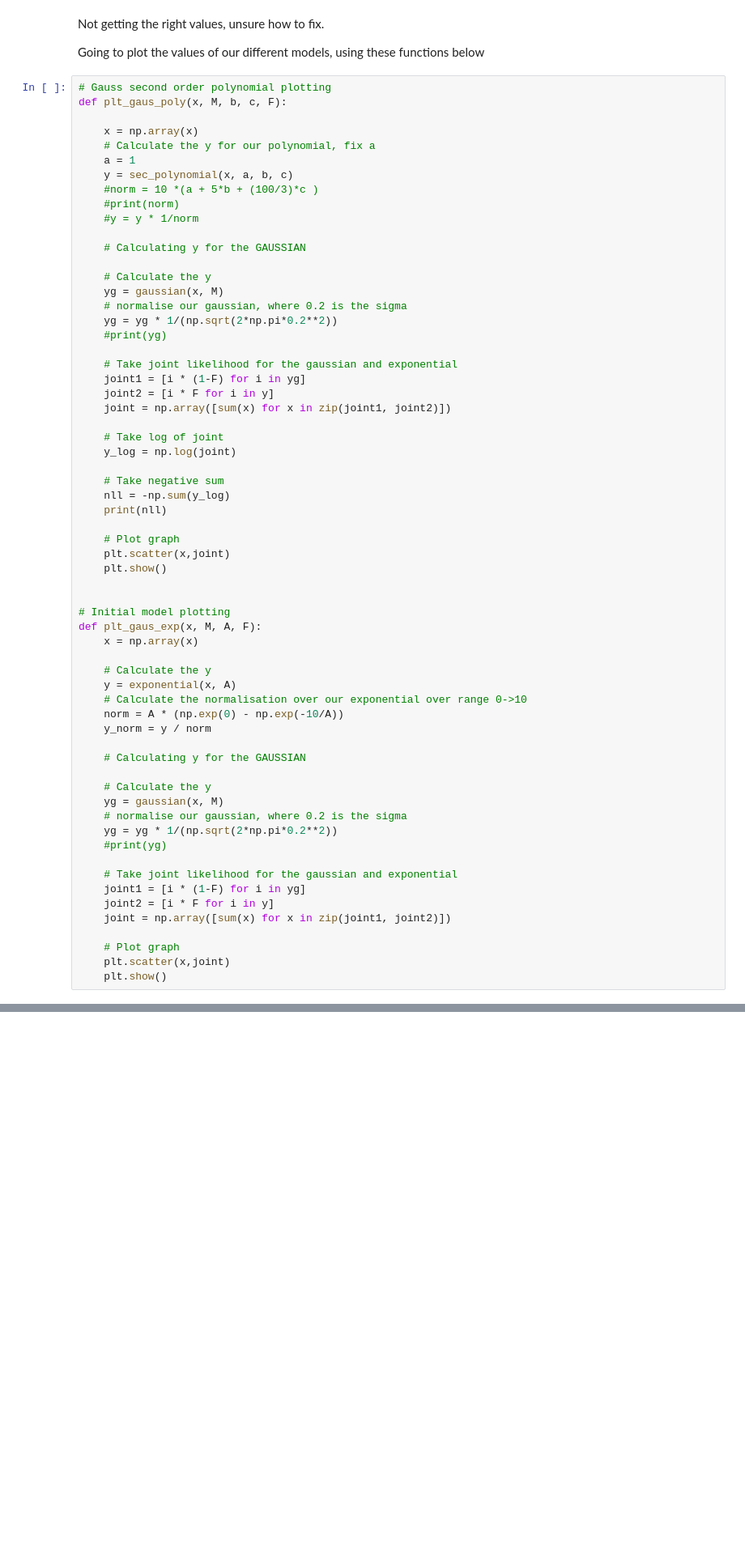
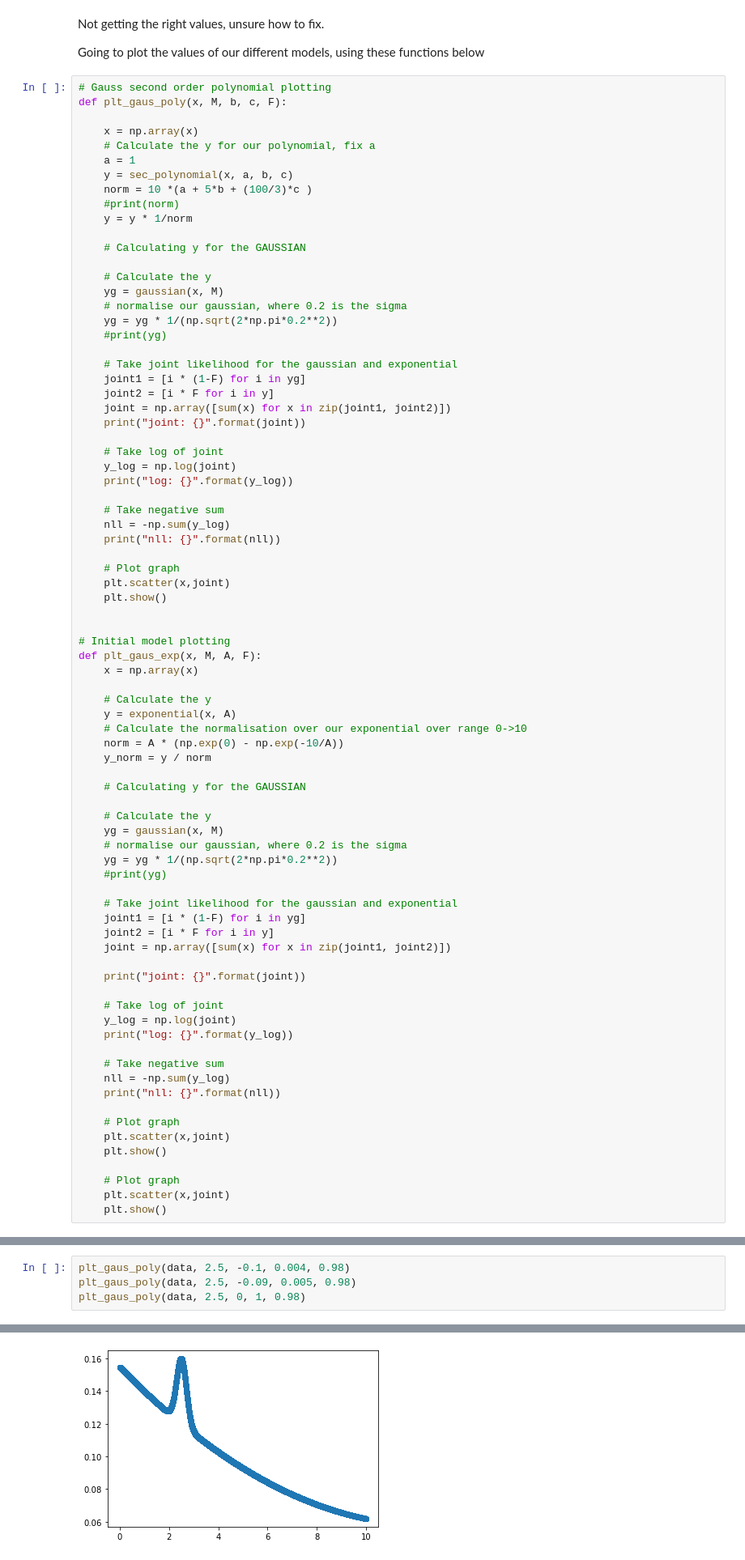
Before and after one commit to CasperMcTavish/DAML, a Jupyter notebook: CP7-WAITON-S1739002.ipynb, the cells around one changed output, grey strips where cells are left out. Shown: that part at 81% size. Cells and saved outputs as stored; diff of their text form; blank space fills up the shorter version.

```diff
--- a/CP7-WAITON-S1739002.ipynb
+++ b/CP7-WAITON-S1739002.ipynb
@@ -252,9 +256,9 @@ def plt_gaus_poly(x, M, b, c, F):
     # Calculate the y for our polynomial, fix a
     a = 1
     y = sec_polynomial(x, a, b, c)
-    #norm = 10 *(a + 5*b + (100/3)*c )
+    norm = 10 *(a + 5*b + (100/3)*c )
     #print(norm)
-    #y = y * 1/norm
+    y = y * 1/norm
 
     # Calculating y for the GAUSSIAN
 
@@ -268,13 +272,15 @@ def plt_gaus_poly(x, M, b, c, F):
     joint1 = [i * (1-F) for i in yg]
     joint2 = [i * F for i in y]
     joint = np.array([sum(x) for x in zip(joint1, joint2)])
+    print("joint: {}".format(joint))
 
     # Take log of joint
     y_log = np.log(joint)
+    print("log: {}".format(y_log))
 
     # Take negative sum
     nll = -np.sum(y_log)
-    print(nll)
+    print("nll: {}".format(nll))
 
     # Plot graph
     plt.scatter(x,joint)
@@ -304,6 +310,20 @@ def plt_gaus_exp(x, M, A, F):
     joint2 = [i * F for i in y]
     joint = np.array([sum(x) for x in zip(joint1, joint2)])
 
+    print("joint: {}".format(joint))
+
+    # Take log of joint
+    y_log = np.log(joint)
+    print("log: {}".format(y_log))
+
+    # Take negative sum
+    nll = -np.sum(y_log)
+    print("nll: {}".format(nll))
+
     # Plot graph
     plt.scatter(x,joint)
     plt.show()
+
+    # Plot graph
+    plt.scatter(x,joint)
+    plt.show()
@@ -328,0 +349,5 @@ plt_gaus_poly(data, 2.5, -0.09, 0.005, 0.98)
+# %%
+plt_gaus_poly(data, 2.5, -0.1, 0.004, 0.98)
+plt_gaus_poly(data, 2.5, -0.09, 0.005, 0.98)
+plt_gaus_poly(data, 2.5, 0, 1, 0.98)
+# %% [output]
@@ -328,0 +358 @@ plt_gaus_poly(data, 2.5, -0.09, 0.005, 0.98)
+[figure, added]
```
Also changed, not shown: parts of 15 cells of this notebook.
